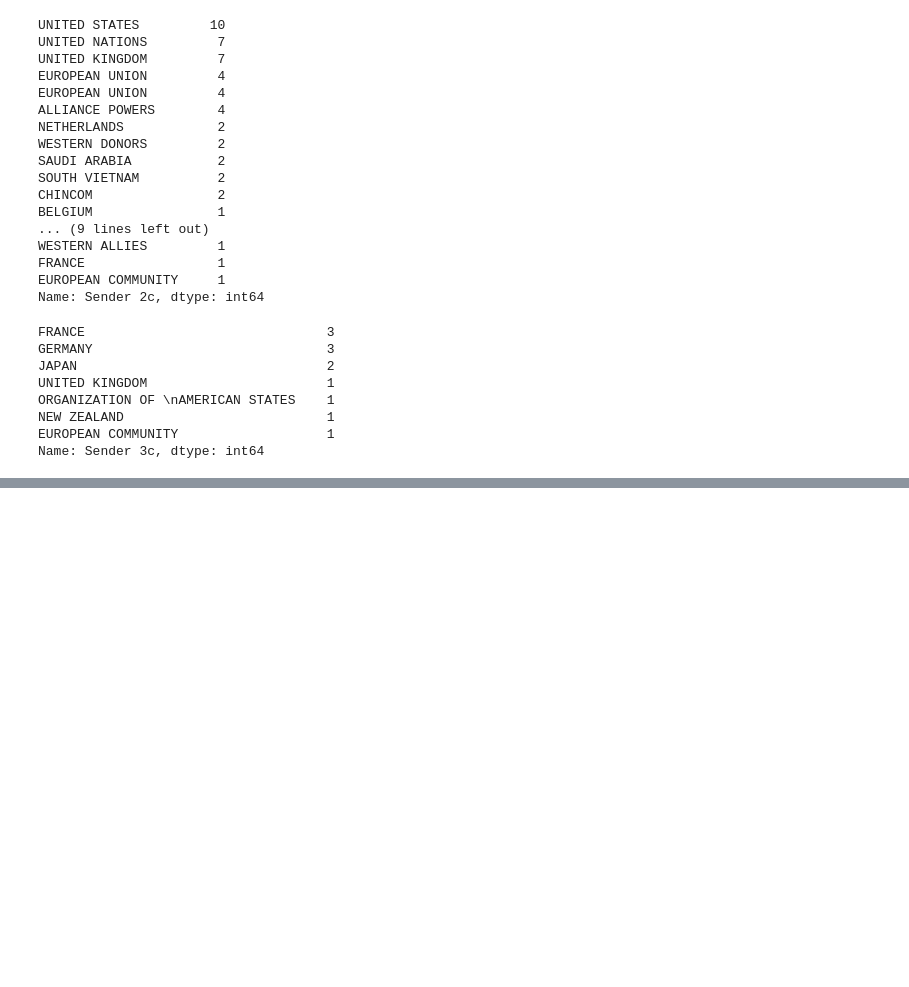
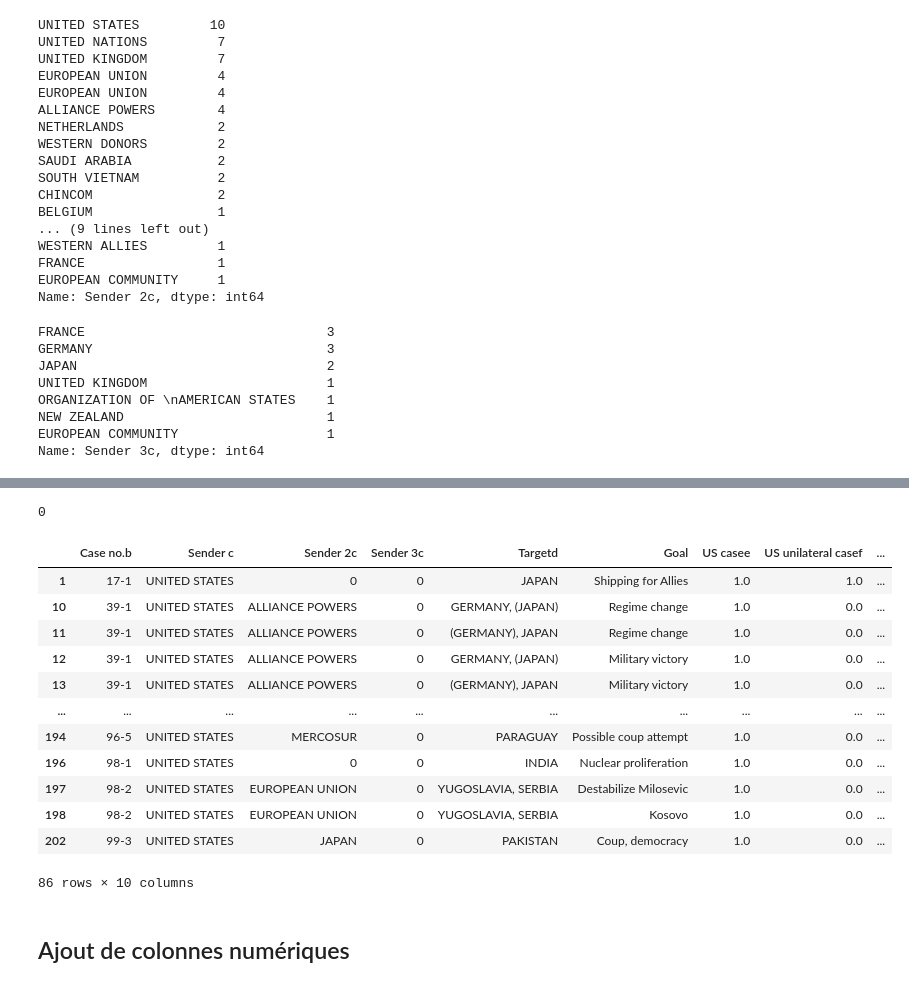
Before and after one commit to cedricsoares/economic_sanction_model, a Jupyter notebook: Sanction_eco.ipynb, the cells around one changed output, grey strips where cells are left out. Saved outputs shown, nothing was run; the diff lists cells and outputs as text; code cells hidden in the pictures; blank space fills up the shorter version.

Commit message:
Ajout1 colonne numeric

```diff
--- a/Sanction_eco.ipynb
+++ b/Sanction_eco.ipynb
@@ -289,0 +380,20 @@ Name: Sender 3c, dtype: int64
+# %%
+df_awa.duplicated().sum()
+# %% [output]
+0
+# %%
+df_awa[df_awa.duplicated(['Sender c', 'Targetd'], keep=False)]
+# %% [output]
+|  | Case no.b | Sender c | Sender 2c | Sender 3c | Targetd | Goal | US casee | US unilateral casef | ... |
+| 1 | 17-1 | UNITED STATES | 0 | 0 | JAPAN | Shipping for Allies | 1.0 | 1.0 | ... |
+| 10 | 39-1 | UNITED STATES | ALLIANCE POWERS | 0 | GERMANY, (JAPAN) | Regime change | 1.0 | 0.0 | ... |
+| 11 | 39-1 | UNITED STATES | ALLIANCE POWERS | 0 | (GERMANY), JAPAN | Regime change | 1.0 | 0.0 | ... |
+| 12 | 39-1 | UNITED STATES | ALLIANCE POWERS | 0 | GERMANY, (JAPAN) | Military victory | 1.0 | 0.0 | ... |
+| 13 | 39-1 | UNITED STATES | ALLIANCE POWERS | 0 | (GERMANY), JAPAN | Military victory | 1.0 | 0.0 | ... |
+| ... | ... | ... | ... | ... | ... | ... | ... | ... | ... |
+| 194 | 96-5 | UNITED STATES | MERCOSUR | 0 | PARAGUAY | Possible coup attempt | 1.0 | 0.0 | ... |
+| 196 | 98-1 | UNITED STATES | 0 | 0 | INDIA | Nuclear proliferation | 1.0 | 0.0 | ... |
+| 197 | 98-2 | UNITED STATES | EUROPEAN UNION | 0 | YUGOSLAVIA, SERBIA | Destabilize Milosevic | 1.0 | 0.0 | ... |
+| 198 | 98-2 | UNITED STATES | EUROPEAN UNION | 0 | YUGOSLAVIA, SERBIA | Kosovo | 1.0 | 0.0 | ... |
+| 202 | 99-3 | UNITED STATES | JAPAN | 0 | PAKISTAN | Coup, democracy | 1.0 | 0.0 | ... |
+86 rows × 10 columns
@@ -289,0 +403,2 @@ Name: Sender 3c, dtype: int64
+# %% [markdown]
+## Ajout de colonnes numériques
```
Also changed, not shown: parts of 16 cells of this notebook.
